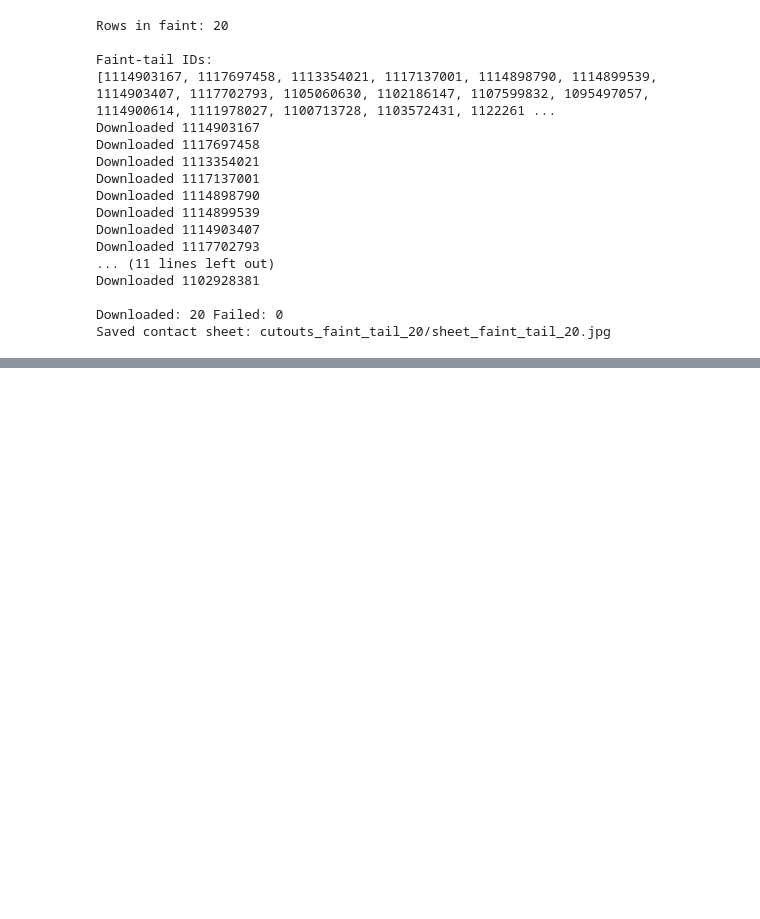
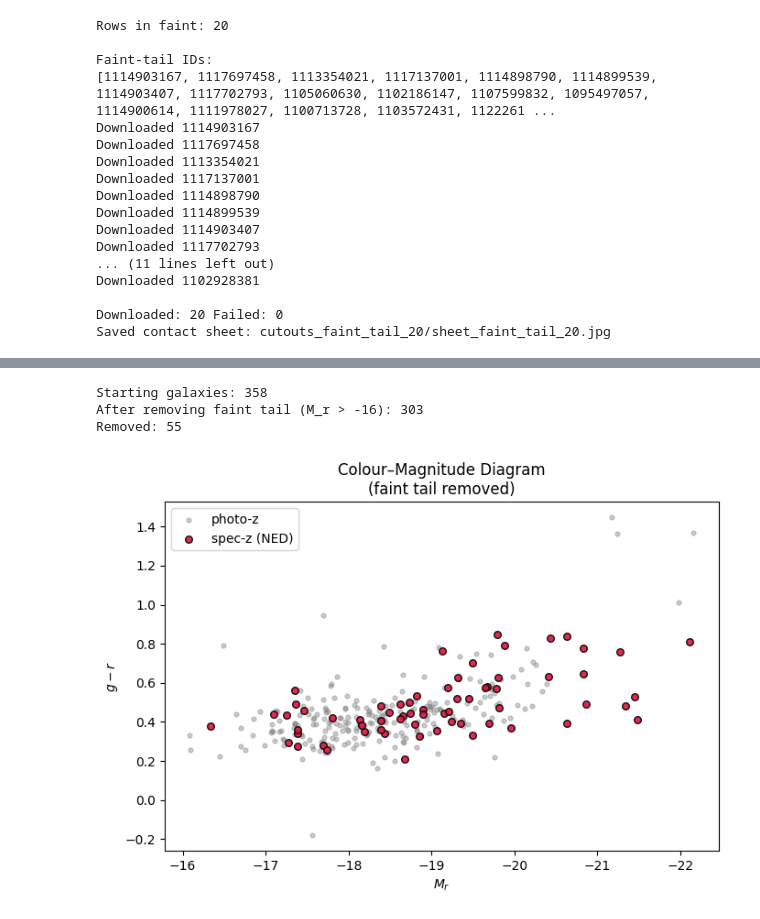
Before and after one commit to saatour/GW170817, a Jupyter notebook: Galaxy_clean_up_and_new_CMD_10012026.ipynb, the cells around one changed output, grey strips where cells are left out. Saved outputs shown, nothing was run; the diff lists cells and outputs as text; code cells hidden in the pictures; blank space fills up the shorter version.

```diff
--- a/Galaxy_clean_up_and_new_CMD_10012026.ipynb
+++ b/Galaxy_clean_up_and_new_CMD_10012026.ipynb
@@ -1960,0 +2117,72 @@ Saved contact sheet: cutouts_faint_tail_20/sheet_faint_tail_20.jpg
+# %%
+import pandas as pd
+import numpy as np
+import matplotlib.pyplot as plt
+from astropy.cosmology import Planck18 as cosmo
+
+# Load your current genuine galaxy file
+gal = pd.read_csv("GW190814_CMD_369_zbest_with_shape.csv")
+
+print("Starting galaxies:", len(gal))
+
+# ------------------------------------------------------------
+# Recompute g, r, Mr if not already present
+# ------------------------------------------------------------
+
+if "g_r" not in gal.columns or "Mr" not in gal.columns:
+
+    # You must have flux_g and flux_r already merged previously
+    if "flux_g" not in gal.columns or "flux_r" not in gal.columns:
+        raise ValueError("flux_g / flux_r not present — need Legacy merge step first.")
+
+    gal["g"] = 22.5 - 2.5*np.log10(gal["flux_g"])
+    gal["r"] = 22.5 - 2.5*np.log10(gal["flux_r"])
+
+    DL_pc = cosmo.luminosity_distance(gal["z_best"]).to("pc").value
+    gal["Mr"] = gal["r"] - 5*np.log10(DL_pc/10.0)
+    gal["g_r"] = gal["g"] - gal["r"]
+
+# ------------------------------------------------------------
+# Remove faint tail (M_r > -16)
+# ------------------------------------------------------------
+
+clean = gal[gal["Mr"] <= -16].copy()
+
+print("After removing faint tail (M_r > -16):", len(clean))
+print("Removed:", len(gal) - len(clean))
+
+# ------------------------------------------------------------
+# Plot CMD
+# ------------------------------------------------------------
+
+plt.figure(figsize=(7,5))
+
+# Photo-z galaxies (grey)
+plt.scatter(
+    clean.loc[~clean["has_specz"], "Mr"],
+    clean.loc[~clean["has_specz"], "g_r"],
+    s=12, alpha=0.4, color="grey",
+    label="photo-z"
+)
+
+# Spec-z galaxies (red)
+plt.scatter(
+    clean.loc[clean["has_specz"], "Mr"],
+    clean.loc[clean["has_specz"], "g_r"],
+    s=30, alpha=0.9, color="crimson",
+    edgecolor="black",
+    label="spec-z (NED)"
+)
+
+plt.gca().invert_xaxis()
+plt.xlabel(r"$M_r$")
+plt.ylabel(r"$g - r$")
+plt.title("Colour–Magnitude Diagram\n(faint tail removed)")
+plt.legend()
+plt.tight_layout()
+plt.show()
+# %% [output]
+Starting galaxies: 358
+After removing faint tail (M_r > -16): 303
+Removed: 55
+[figure, added]
```
Also changed, not shown: parts of 5 cells of this notebook.
